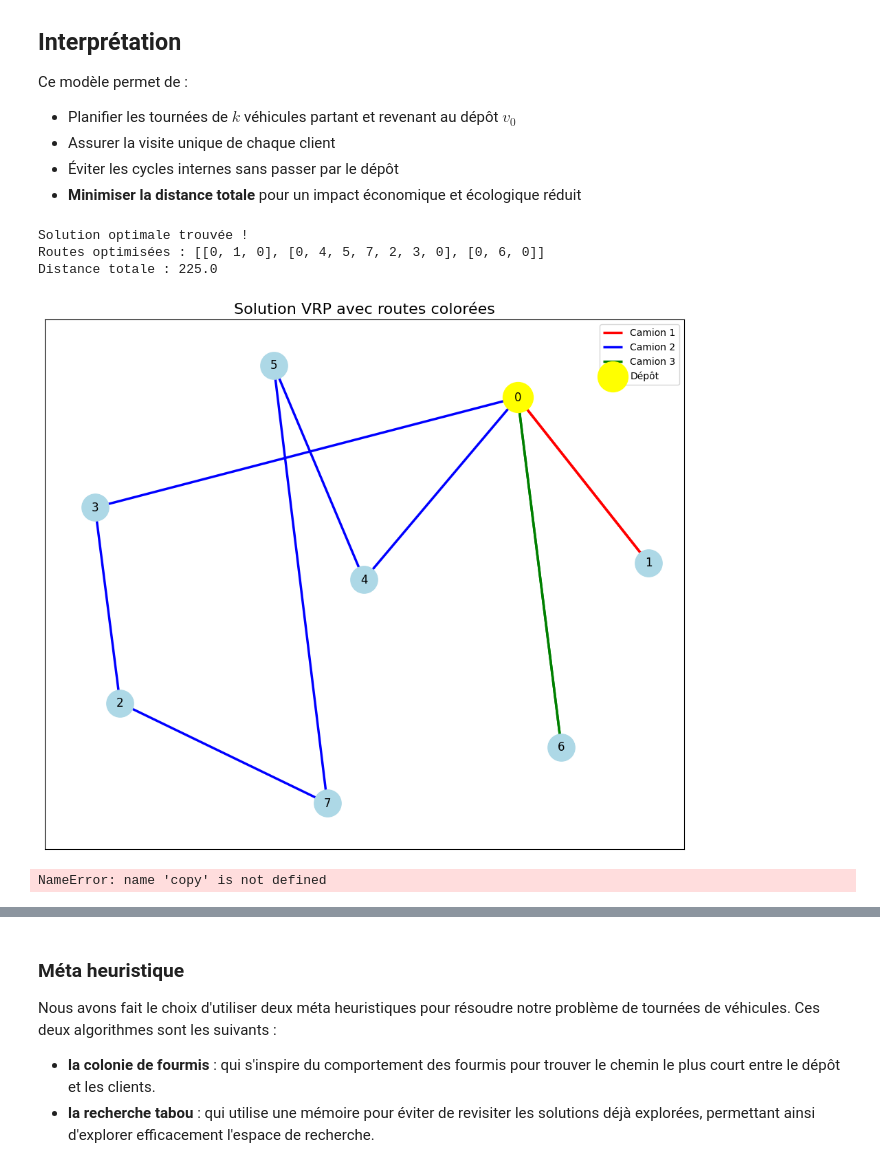
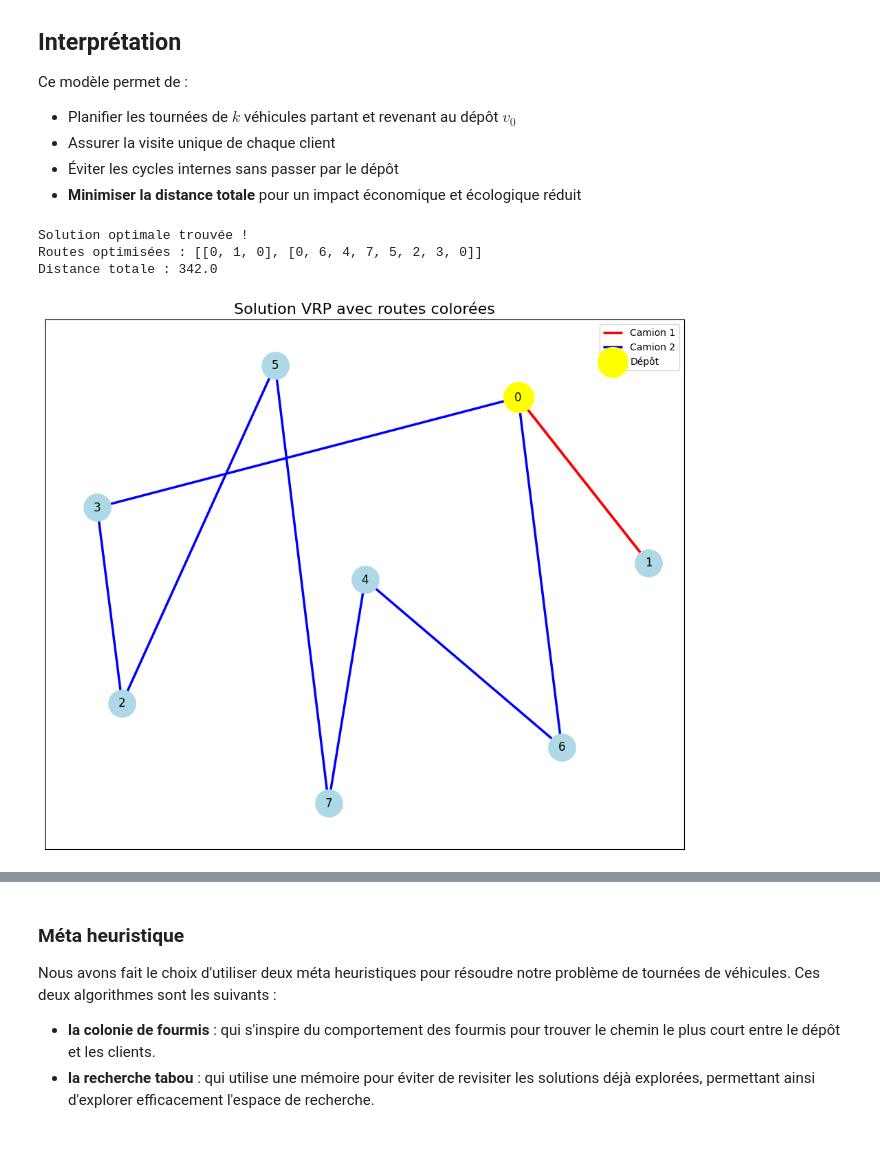
Before and after one commit to Hassen-Medles/Operational-Research, a Jupyter notebook: Livrable1.ipynb, the cells around one changed output, grey strips where cells are left out. Saved outputs shown, nothing was run; the diff lists cells and outputs as text; code cells hidden in the pictures.

```diff
--- a/Livrable1.ipynb
+++ b/Livrable1.ipynb
@@ -344,30 +345,29 @@ def solve_vrp_with_pl(graph, depot, num_vehicles):
 # %%
 def plot_vrp_solution(graph, routes, depot):
     #dessiner le graphe
     pos = nx.spring_layout(graph, seed=42)
     colors = ['red', 'blue', 'green', 'orange', 'purple', 'brown', 'pink', 'gray']
     plt.figure(figsize=(12, 10))
     nx.draw_networkx_nodes(graph, pos, node_size=800, node_color='lightblue')
     nx.draw_networkx_labels(graph, pos, font_size=12, font_color='black')
 
     #dessiner les arêtes
     for i, route in enumerate(routes):
         color = colors[i % len(colors)]
         edges = [(route[j], route[j + 1]) for j in range(len(route) - 1)]
         nx.draw_networkx_edges(graph, pos, edgelist=edges, width=2.5, edge_color=color, label=f'Camion {i + 1}')
     nx.draw_networkx_nodes(graph, pos, nodelist=[depot], node_size=1000, node_color='yellow', label='Dépôt')
     plt.title("Solution VRP avec routes colorées", fontsize=16)
     plt.legend()
     plt.show()
-# Résoudre le VRP grâce à la programmation linéaire
-routes, total_distance = solve_vrp_with_pl(G, depot=0, num_vehicles=3)
-# Afficher les résultats
+
+routes, total_distance = solve_vrp_with_pl(G, 0, 2)
 if routes:
     print("Routes optimisées :", routes)
     print("Distance totale :", total_distance)
     plot_vrp_solution(G, routes, depot=0)
 # %% [output]
 Solution optimale trouvée !
-Routes optimisées : [[0, 1, 0], [0, 4, 5, 7, 2, 3, 0], [0, 6, 0]]
-Distance totale : 225.0
+Routes optimisées : [[0, 1, 0], [0, 6, 4, 7, 5, 2, 3, 0]]
+Distance totale : 342.0
-[figure, old version]
+[figure, new version]
@@ -421,13 +374,3 @@ def robust_vrp_tabou(graph, depot, num_vehicles):
-# %%
-depot = 0
-num_vehicles = 2
-
-solution = robust_vrp_tabou(G, depot, num_vehicles)
-
-for idx, route in enumerate(solution):
-    print(f"Véhicule {idx+1} : {route}")
-# %% [output]
-NameError: name 'copy' is not defined
 # %%
 def robust_vrp(graph, depot):
     unvisited = set(graph.nodes())
```
Also changed, not shown: parts of 10 cells of this notebook.
